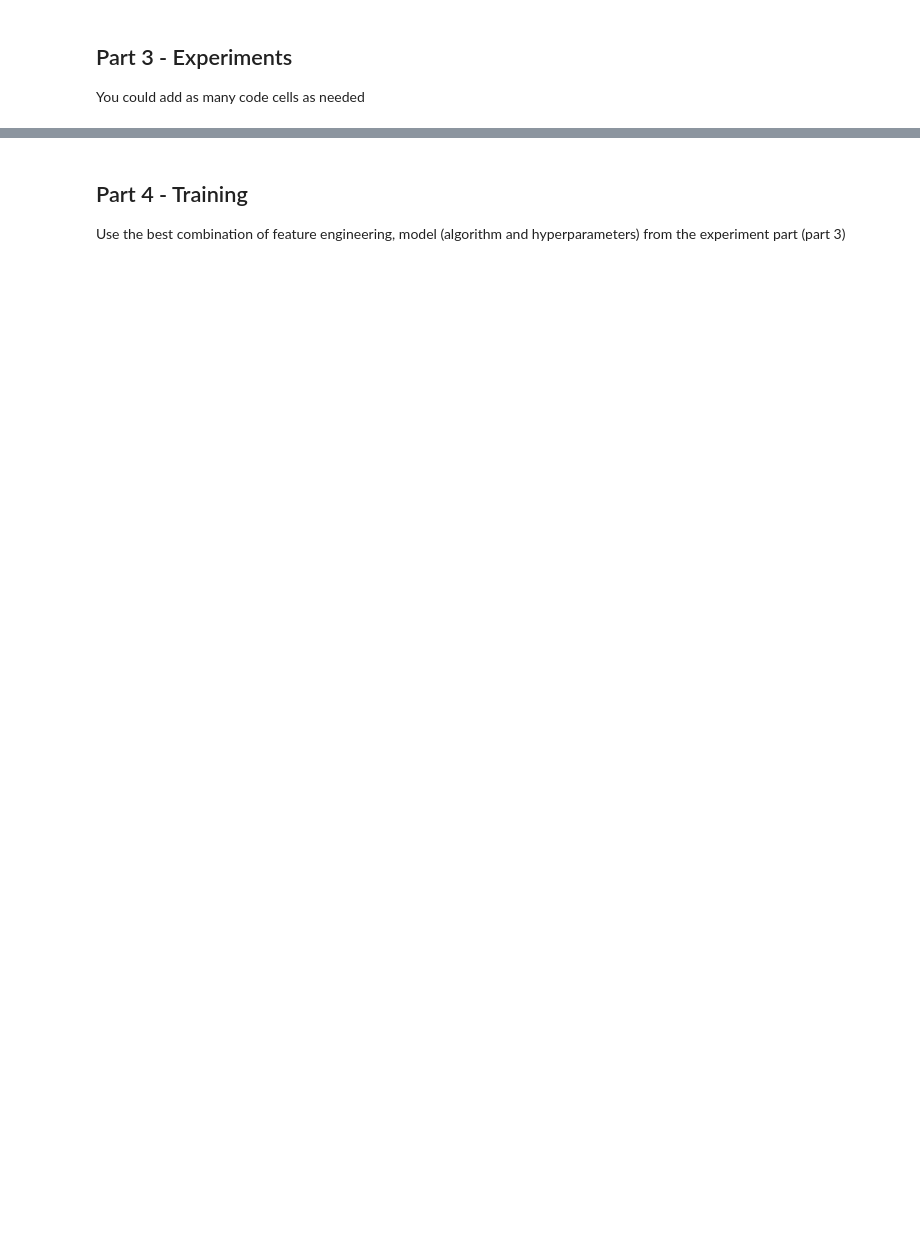
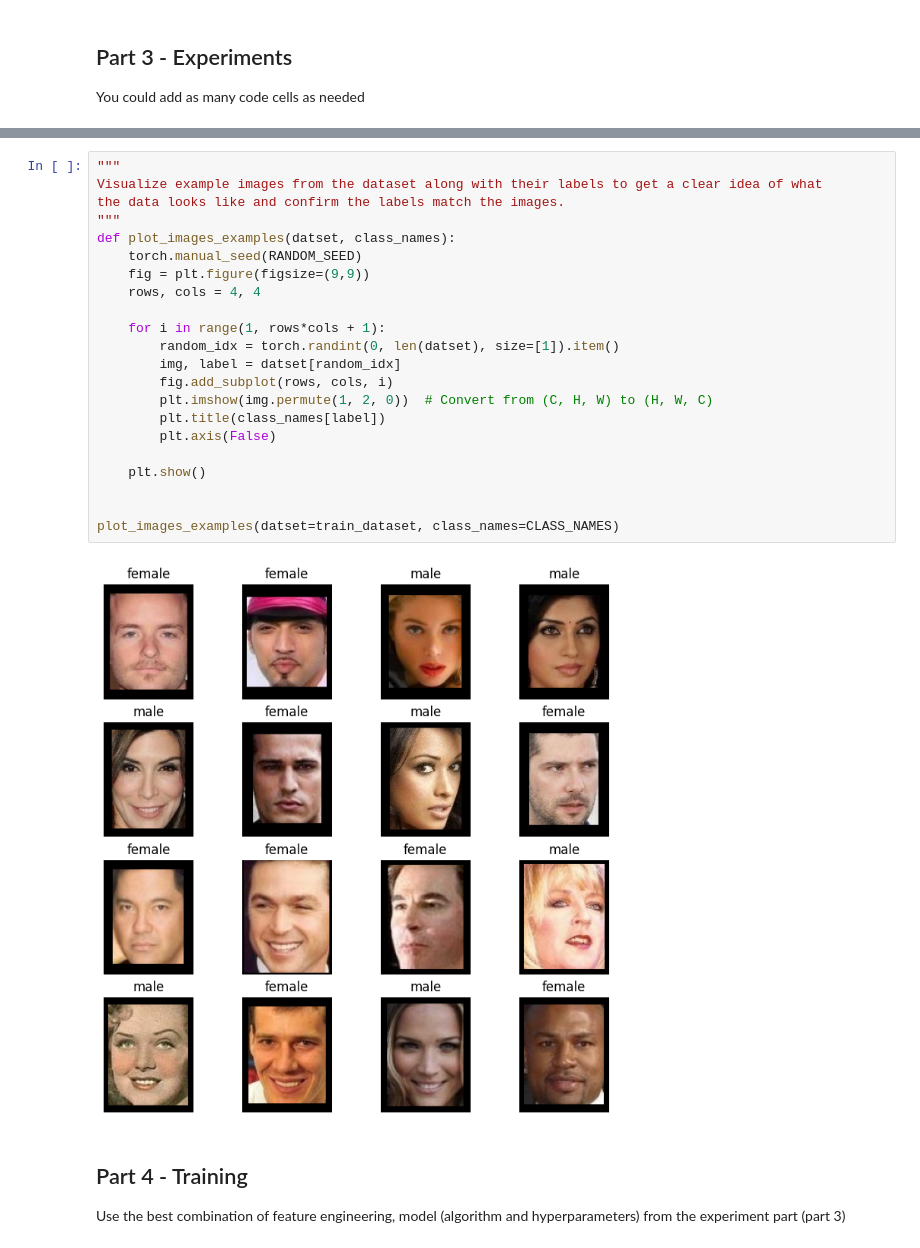
Before and after one commit to nadav0912/Image_Gender_Classification-, a Jupyter notebook: Assignment2_supervised_learning_flow (3).ipynb, the cells around one changed output, grey strips where cells are left out. Saved outputs shown, nothing was run; the diff lists cells and outputs as text; blank space fills up the shorter version.

```diff
--- a/Assignment2_supervised_learning_flow (3).ipynb
+++ b/Assignment2_supervised_learning_flow (3).ipynb
@@ -188,3 +213,27 @@ You could add as many code cells as needed
+# %%
+"""
+Visualize example images from the dataset along with their labels to get a clear idea of what
+the data looks like and confirm the labels match the images.
+"""
+def plot_images_examples(datset, class_names):
+    torch.manual_seed(RANDOM_SEED)
+    fig = plt.figure(figsize=(9,9))
+    rows, cols = 4, 4
+
+    for i in range(1, rows*cols + 1):
+        random_idx = torch.randint(0, len(datset), size=[1]).item()
+        img, label = datset[random_idx]
+        fig.add_subplot(rows, cols, i)
+        plt.imshow(img.permute(1, 2, 0))  # Convert from (C, H, W) to (H, W, C)
+        plt.title(class_names[label])
+        plt.axis(False)
+
+    plt.show()
+
+
+plot_images_examples(datset=train_dataset, class_names=CLASS_NAMES)
+# %% [output]
+[figure, added]
 # %% [markdown]
 ## Part 4 - Training
 Use the best combination of feature engineering, model (algorithm and hyperparameters) from the experiment part (part 3)
```
Also changed, not shown: parts of 11 cells of this notebook, 1 other file.
